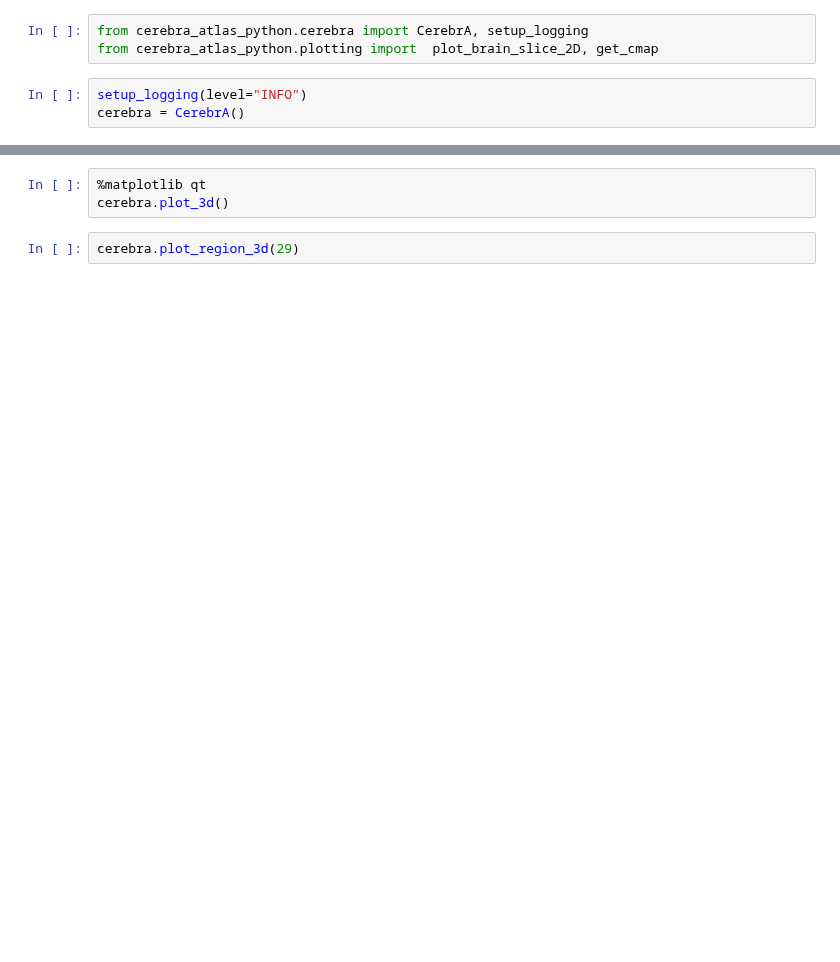
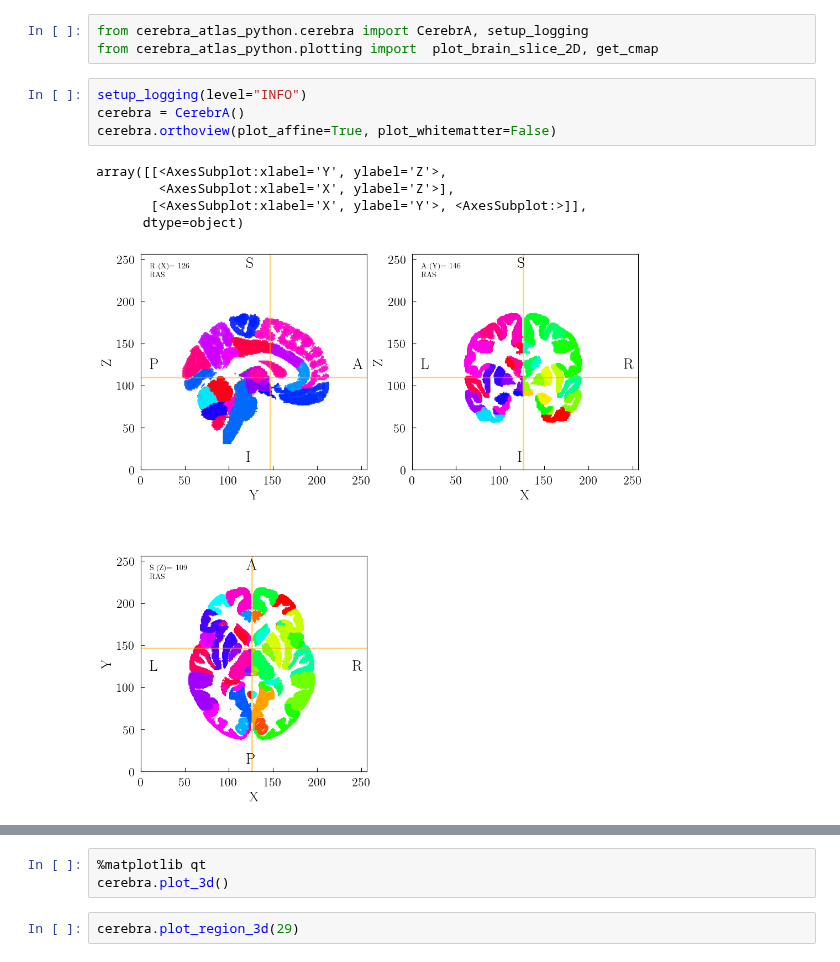
Before and after one commit to kdotdot/cerebra_atlas_python, a Jupyter notebook: 2.0-example.ipynb, the cells around one changed output, grey strips where cells are left out. Cells and saved outputs as stored; diff of their text form; blank space fills up the shorter version.

Commit message:
Before whitematter and color fix

```diff
--- a/2.0-example.ipynb
+++ b/2.0-example.ipynb
@@ -13,6 +17,13 @@ from cerebra_atlas_python.plotting import  plot_brain_slice_2D, get_cmap
 # %%
 setup_logging(level="INFO")
 cerebra = CerebrA()
+cerebra.orthoview(plot_affine=True, plot_whitematter=False)
+# %% [output]
+array([[<AxesSubplot:xlabel='Y', ylabel='Z'>,
+        <AxesSubplot:xlabel='X', ylabel='Z'>],
+       [<AxesSubplot:xlabel='X', ylabel='Y'>, <AxesSubplot:>]],
+      dtype=object)
+[figure, added]
 # %%
 cerebra.orthoview(pt=[120, 150, 160])
 # %% [output]
```
Also changed, not shown: parts of 6 cells of this notebook, 4 other files.
